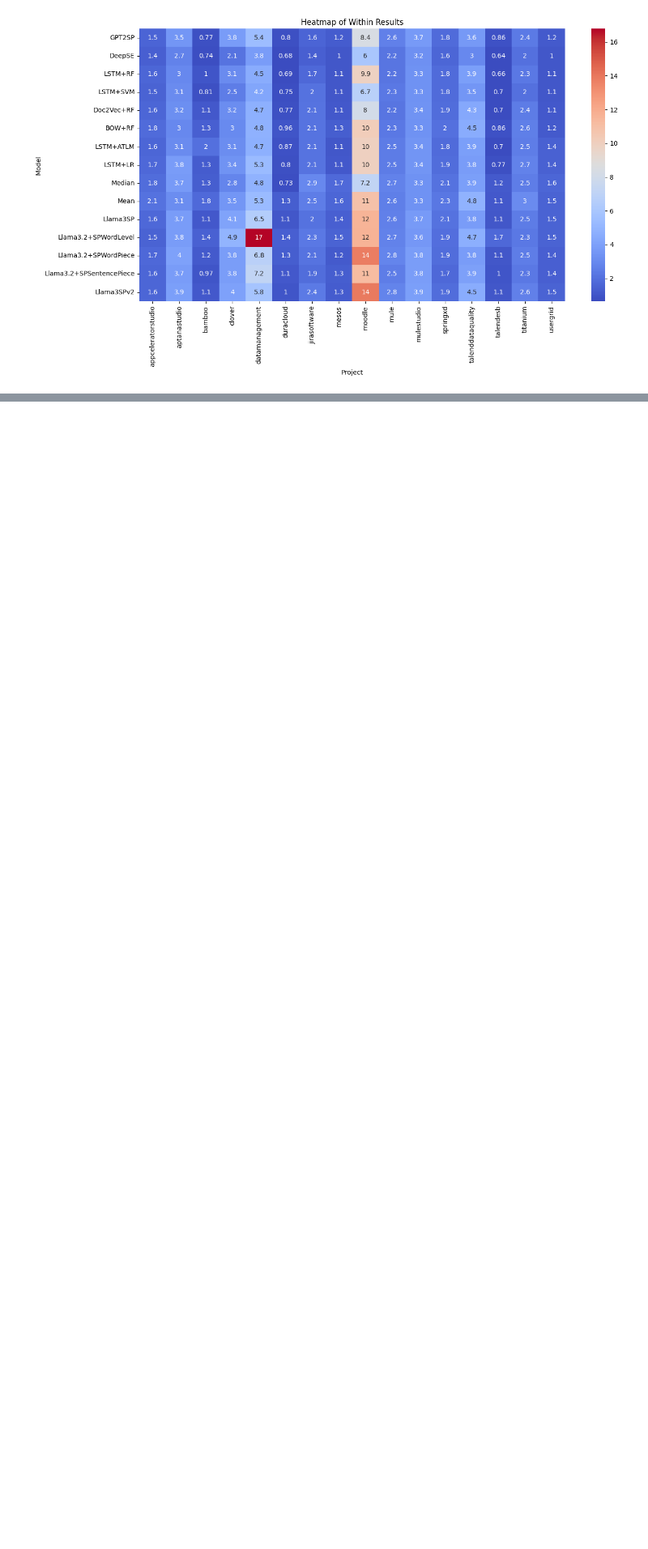
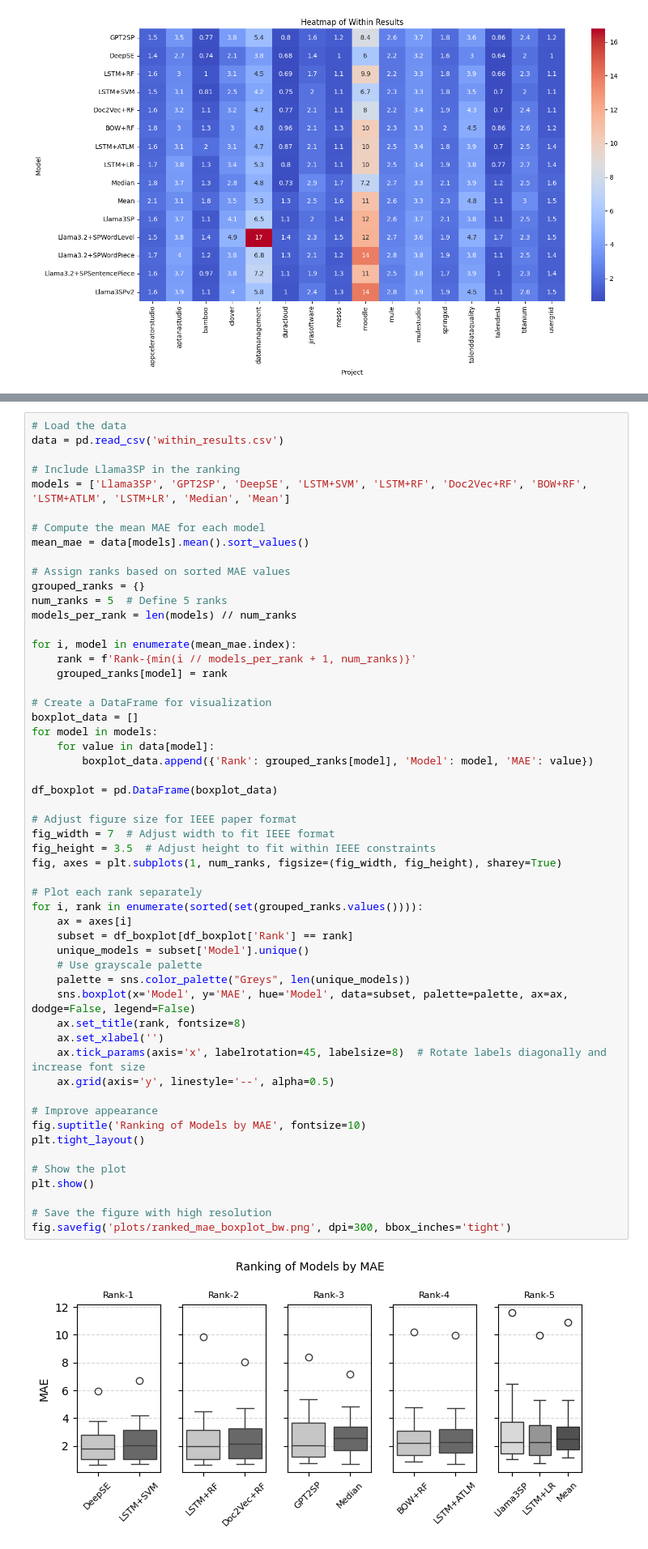
Before and after one commit to DEVCamiloSepulveda/llama3sp, a Jupyter notebook: data_model_analysis/Llama3SP_model_analysis_notebook.ipynb, the cells around one changed output, grey strips where cells are left out. Shown at 81% size. Drawn from its saved outputs; the diff is of its cells as text; blank space fills up the shorter version.

```diff
--- a/data_model_analysis/Llama3SP_model_analysis_notebook.ipynb
+++ b/data_model_analysis/Llama3SP_model_analysis_notebook.ipynb
@@ -273,3 +360,59 @@ fig.savefig('plots/ranked_mae_boxplot.png', dpi=300, bbox_inches='tight')
+# %%
+# Load the data
+data = pd.read_csv('within_results.csv')
+
+# Include Llama3SP in the ranking
+models = ['Llama3SP', 'GPT2SP', 'DeepSE', 'LSTM+SVM', 'LSTM+RF', 'Doc2Vec+RF', 'BOW+RF', 'LSTM+ATLM', 'LSTM+LR', 'Median', 'Mean']
+
+# Compute the mean MAE for each model
+mean_mae = data[models].mean().sort_values()
+
+# Assign ranks based on sorted MAE values
+grouped_ranks = {}
+num_ranks = 5  # Define 5 ranks
+models_per_rank = len(models) // num_ranks
+
+for i, model in enumerate(mean_mae.index):
+    rank = f'Rank-{min(i // models_per_rank + 1, num_ranks)}'
+    grouped_ranks[model] = rank
+
+# Create a DataFrame for visualization
+boxplot_data = []
+for model in models:
+    for value in data[model]:
+        boxplot_data.append({'Rank': grouped_ranks[model], 'Model': model, 'MAE': value})
+
+df_boxplot = pd.DataFrame(boxplot_data)
+
+# Adjust figure size for IEEE paper format
+fig_width = 7  # Adjust width to fit IEEE format
+fig_height = 3.5  # Adjust height to fit within IEEE constraints
+fig, axes = plt.subplots(1, num_ranks, figsize=(fig_width, fig_height), sharey=True)
+
+# Plot each rank separately
+for i, rank in enumerate(sorted(set(grouped_ranks.values()))):
+    ax = axes[i]
+    subset = df_boxplot[df_boxplot['Rank'] == rank]
+    unique_models = subset['Model'].unique()
+    # Use grayscale palette
+    palette = sns.color_palette("Greys", len(unique_models))
+    sns.boxplot(x='Model', y='MAE', hue='Model', data=subset, palette=palette, ax=ax, dodge=False, legend=False)
+    ax.set_title(rank, fontsize=8)
+    ax.set_xlabel('')
+    ax.tick_params(axis='x', labelrotation=45, labelsize=8)  # Rotate labels diagonally and increase font size
+    ax.grid(axis='y', linestyle='--', alpha=0.5)
+
+# Improve appearance
+fig.suptitle('Ranking of Models by MAE', fontsize=10)
+plt.tight_layout()
+
+# Show the plot
+plt.show()
+
+# Save the figure with high resolution
+fig.savefig('plots/ranked_mae_boxplot_bw.png', dpi=300, bbox_inches='tight')
+# %% [output]
+[figure, added]
 # %% [markdown]
 ## Cross Project Models Analysis
 # %% [markdown]
```
Also changed, not shown: parts of 9 cells of this notebook, 6 other files.
